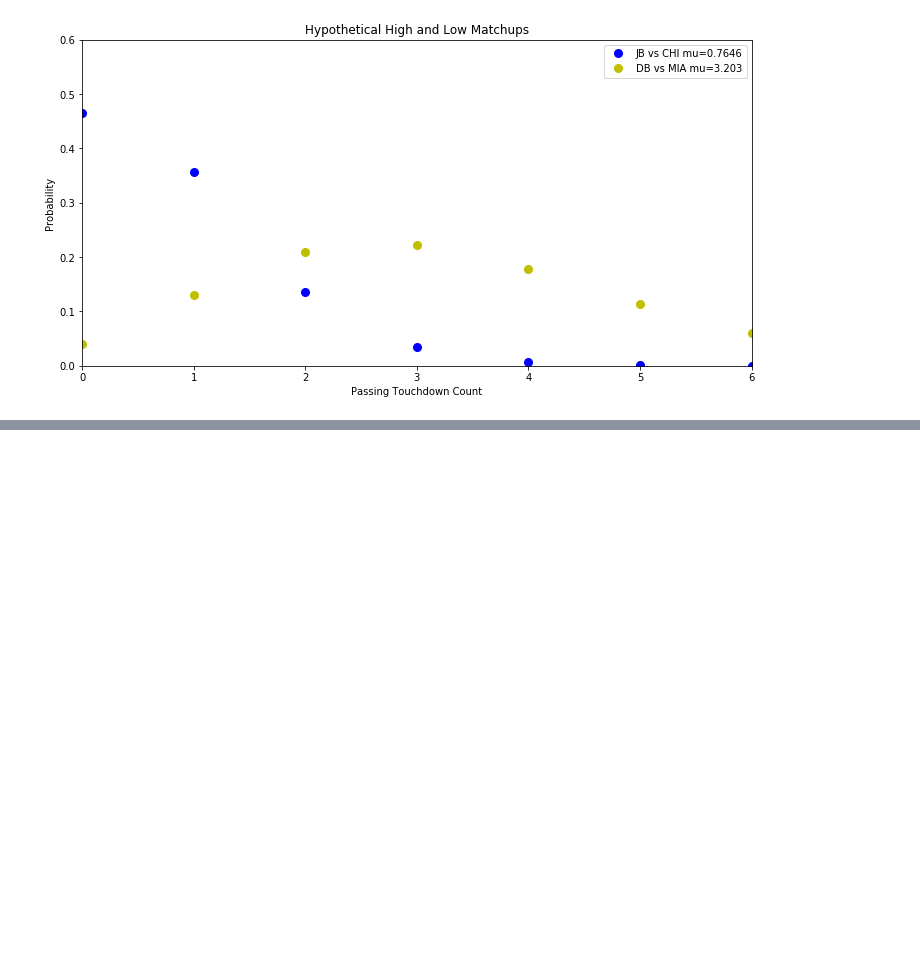
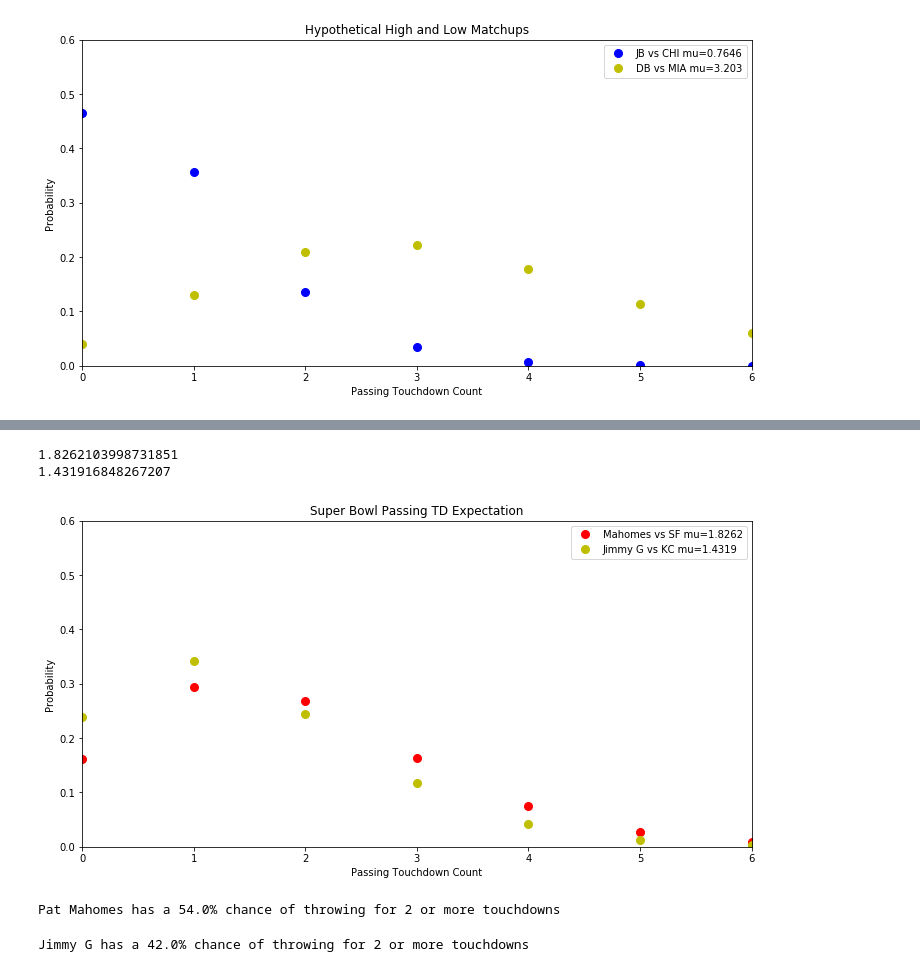
Before and after one commit to btatkinson/Poisson, a Jupyter notebook: Poisson.ipynb, the cells around one changed output, grey strips where cells are left out. Drawn from its saved outputs; the diff is of its cells as text; code cells hidden in the pictures; blank space fills up the shorter version.

```diff
--- a/Poisson.ipynb
+++ b/Poisson.ipynb
@@ -912,0 +1095,42 @@ plt.savefig("./figures/comp_poiss.png", bbox_inches='tight')
+# %%
+# mahomes vs. sf
+print(np.exp(0.425 + 0.217958 - 0.040715))
+
+# jimmy g vs
+print(np.exp(0.425 + 0.044140 - 0.110126))
+# %% [output]
+1.8262103998731851
+1.431916848267207
+# %%
+fig = plt.figure(figsize=(12,6))
+ax = plt.axes(xlim=(0, 6), ylim=(0, 0.6))
+# average, and for poisson, also variance
+mu1 = 1.8262
+mu2 = 1.4319
+# get x values
+x = np.arange(0, 7)
+ax.set_title("Super Bowl Passing TD Expectation")
+ax.set_xlabel("Passing Touchdown Count")
+ax.set_ylabel("Probability")
+ax.plot(x, ss.poisson.pmf(x, mu1), 'ro', ms=8, label='Mahomes vs SF mu=1.8262')
+ax.plot(x, ss.poisson.pmf(x, mu2), 'yo', ms=8, label='Jimmy G vs KC mu=1.4319')
+ax.legend()
+
+plt.savefig("./figures/comp_poiss_po.png", bbox_inches='tight')
+# %% [output]
+[figure, added]
+# %%
+prob_array = ss.poisson.pmf(x, mu1)
+
+pm_prob = np.round(prob_array[2:].sum(),2) * 100
+print("Pat Mahomes has a {}% chance of throwing for 2 or more touchdowns".format(pm_prob))
+# %% [output]
+Pat Mahomes has a 54.0% chance of throwing for 2 or more touchdowns
+# %%
+prob_array = ss.poisson.pmf(x, mu2)
+jg_prob = np.round(prob_array[2:].sum(),2) * 100
+
+ss.poisson.pmf(x, mu2)
+print("Jimmy G has a {}% chance of throwing for 2 or more touchdowns".format(jg_prob))
+# %% [output]
+Jimmy G has a 42.0% chance of throwing for 2 or more touchdowns
```
Also changed, not shown: parts of 19 cells of this notebook.
